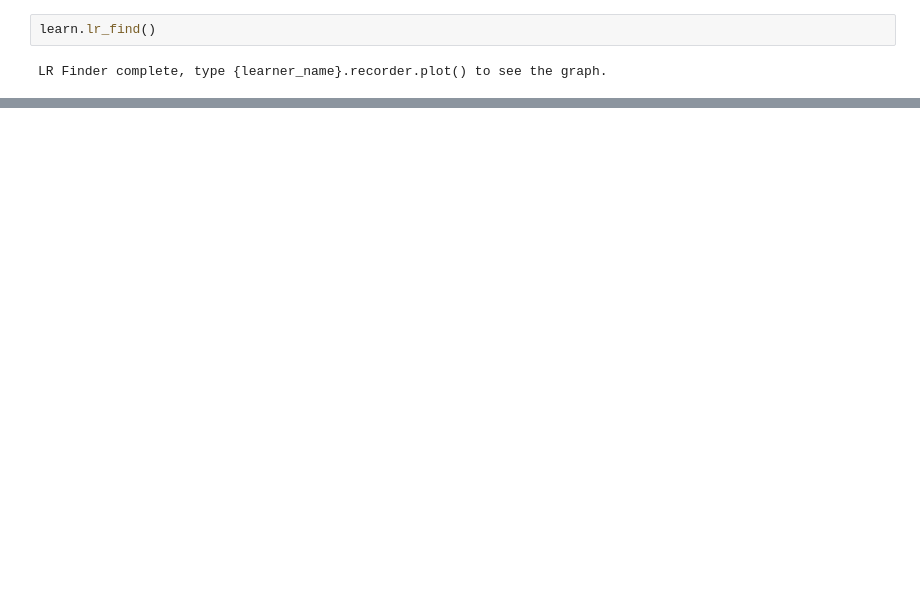
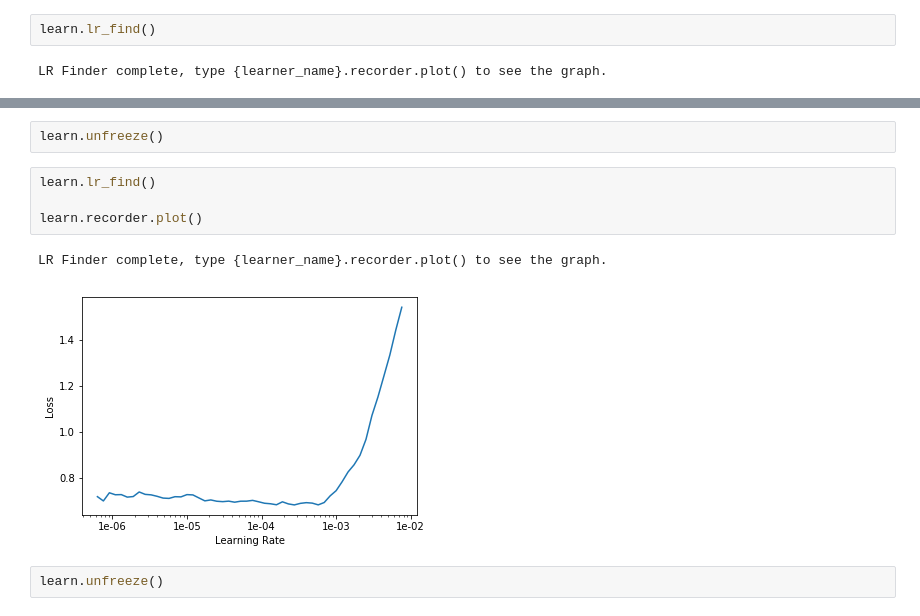
Before and after one commit to anhquan0412/zalo_landmark, a Jupyter notebook: clean_up.ipynb, the cells around one changed output, grey strips where cells are left out. Saved outputs shown, nothing was run; the diff lists cells and outputs as text; blank space fills up the shorter version.

```diff
--- a/clean_up.ipynb
+++ b/clean_up.ipynb
@@ -224,0 +273,11 @@ LR Finder complete, type {learner_name}.recorder.plot() to see the graph.
+# %%
+learn.unfreeze()
+# %%
+learn.lr_find()
+
+learn.recorder.plot()
+# %% [output]
+LR Finder complete, type {learner_name}.recorder.plot() to see the graph.
+[figure, added]
+# %%
+learn.unfreeze()
```
Also changed, not shown: parts of 46 cells of this notebook.
